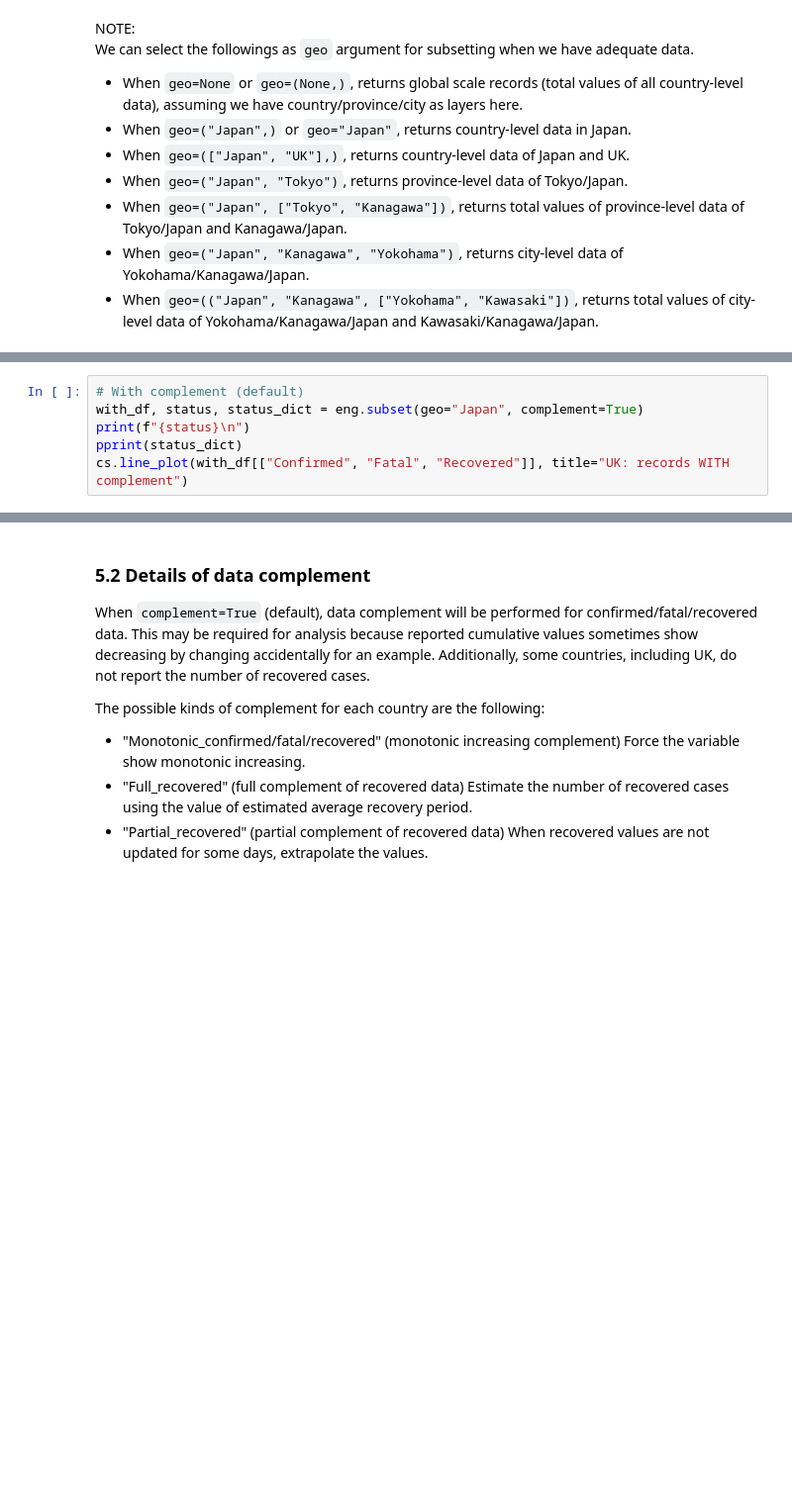
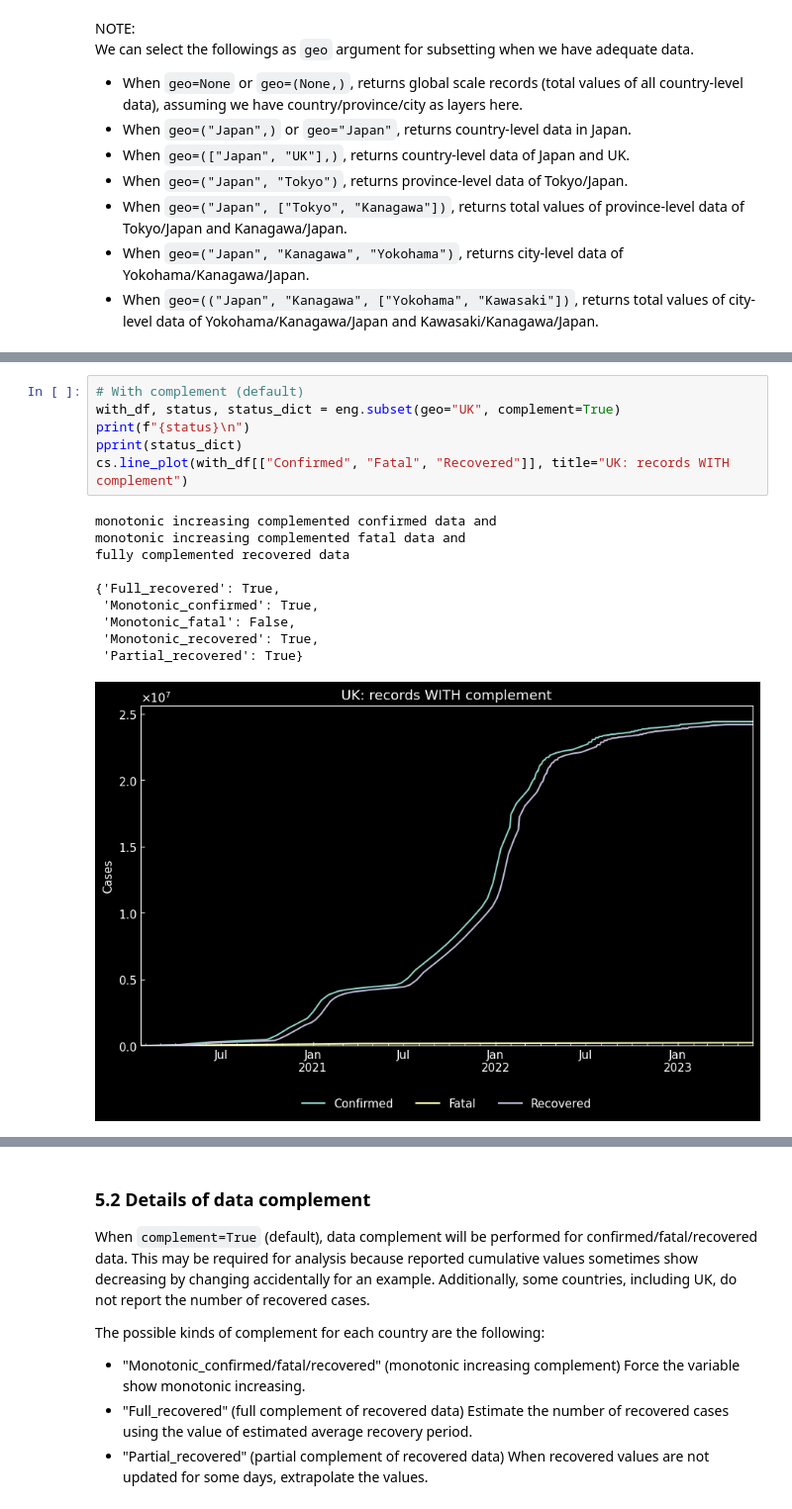
Before and after one commit to scelarek/CovidCast, a Jupyter notebook: Capstone/Demo ARIMA/covid19-sir-main/example/02_data_engineering.ipynb, the cells around one changed output, grey strips where cells are left out. Shown at 99% size. Drawn from its saved outputs; the diff is of its cells as text; blank space fills up the shorter version.

```diff
--- a/Capstone/Demo ARIMA/covid19-sir-main/example/02_data_engineering.ipynb
+++ b/Capstone/Demo ARIMA/covid19-sir-main/example/02_data_engineering.ipynb
@@ -254,8 +255,19 @@ cs.line_plot(without_df[["Confirmed", "Fatal", "Recovered"]], title="UK: records
 # %%
 # With complement (default)
-with_df, status, status_dict = eng.subset(geo="Japan", complement=True)
+with_df, status, status_dict = eng.subset(geo="UK", complement=True)
 print(f"{status}\n")
 pprint(status_dict)
 cs.line_plot(with_df[["Confirmed", "Fatal", "Recovered"]], title="UK: records WITH complement")
+# %% [output]
+monotonic increasing complemented confirmed data and
+monotonic increasing complemented fatal data and
+fully complemented recovered data
+
+{'Full_recovered': True,
+ 'Monotonic_confirmed': True,
+ 'Monotonic_fatal': False,
+ 'Monotonic_recovered': True,
+ 'Partial_recovered': True}
+[figure, added]
 # %%
 with_df.info()
```
Also changed, not shown: parts of 23 cells of this notebook, 6 other files.
